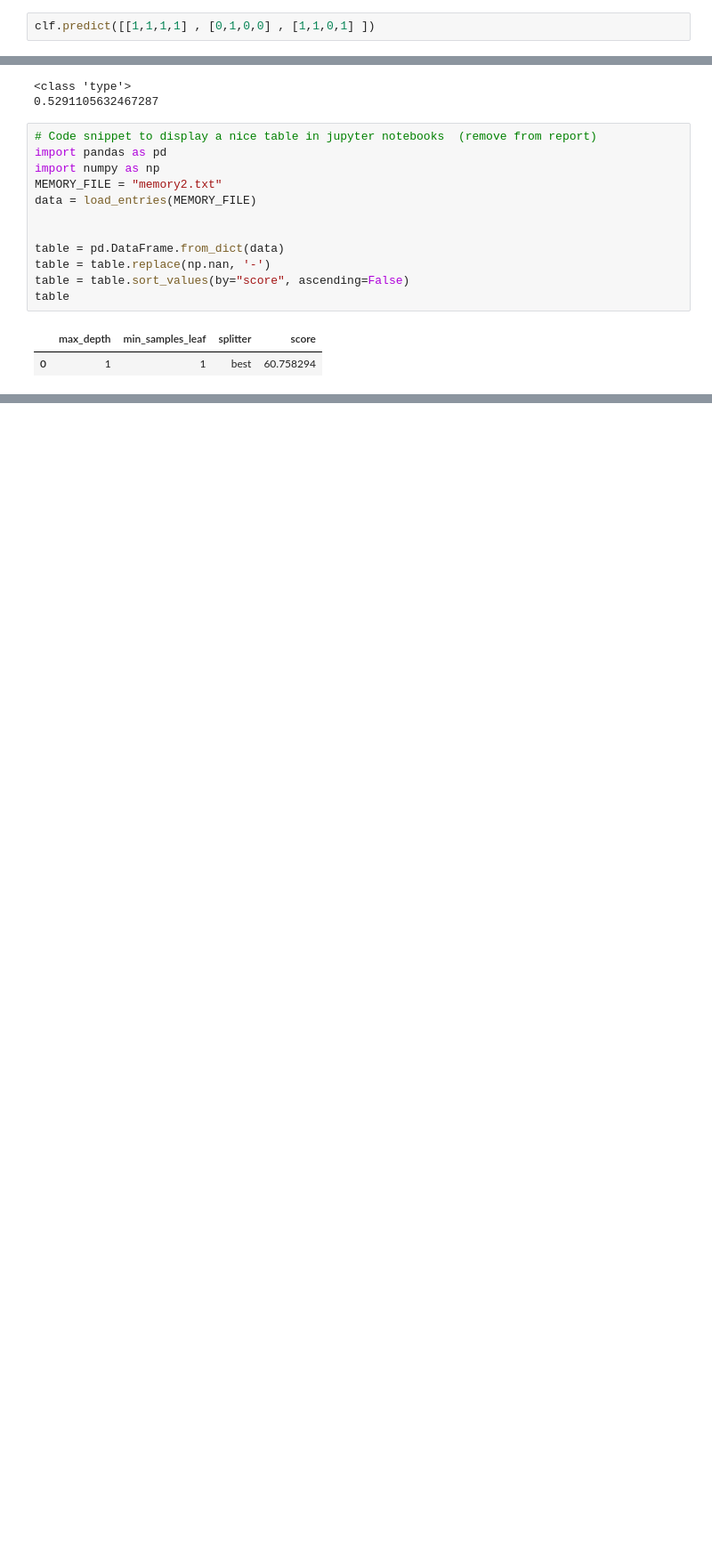
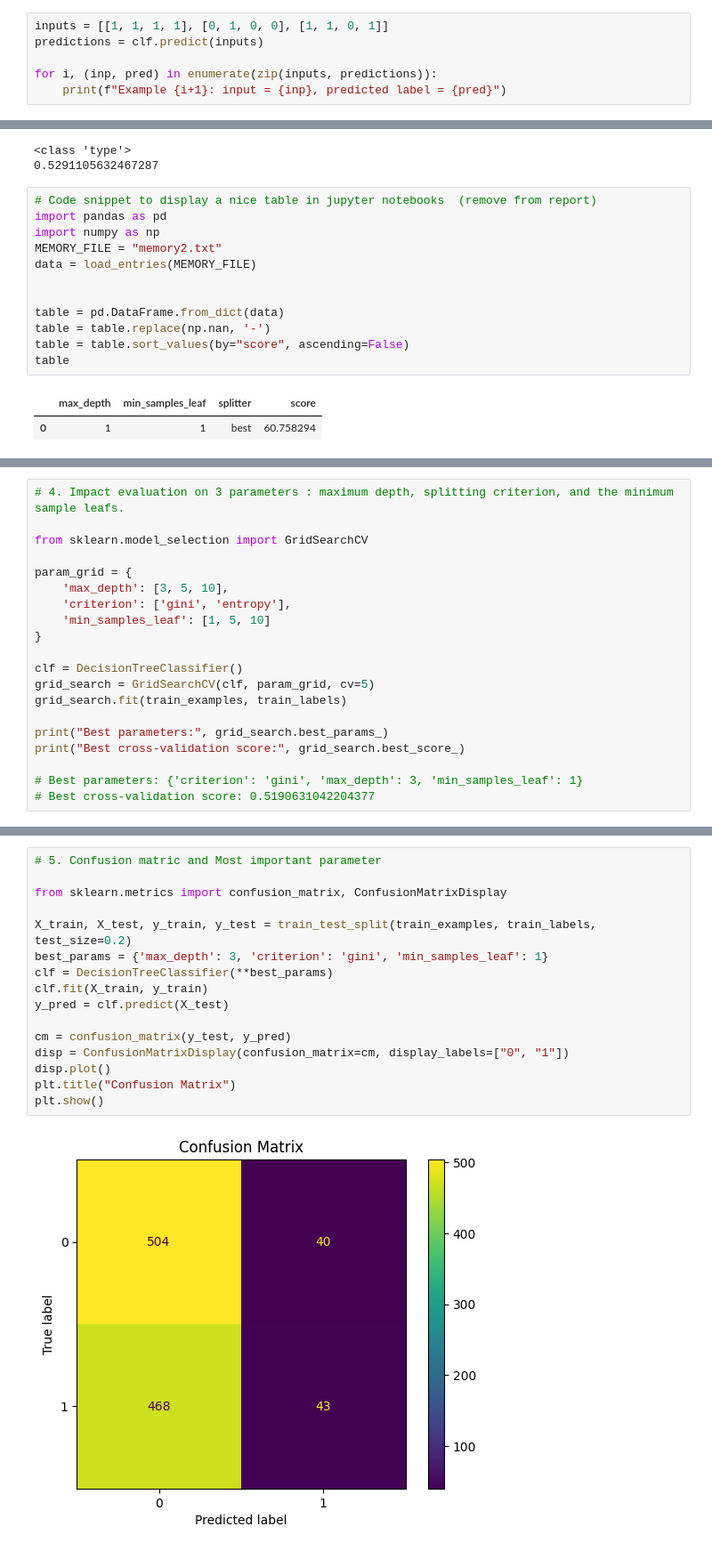
Before and after one commit to hilire31/ml, a Jupyter notebook: tp3/Sujet_DT.ipynb, the cells around one changed output, grey strips where cells are left out. Shown at 89% size. Saved outputs shown, nothing was run; the diff lists cells and outputs as text; blank space fills up the shorter version.

```diff
--- a/tp3/Sujet_DT.ipynb
+++ b/tp3/Sujet_DT.ipynb
@@ -40,5 +45,9 @@ clf = clf.fit(X, Y)
 Now we can ask the decision tree to predict the outcome for unknown examples.
 For instance we can ask a prediction for the three examples:
 # %%
-clf.predict([[1,1,1,1] , [0,1,0,0] , [1,1,0,1] ])
+inputs = [[1, 1, 1, 1], [0, 1, 0, 0], [1, 1, 0, 1]]
+predictions = clf.predict(inputs)
+
+for i, (inp, pred) in enumerate(zip(inputs, predictions)):
+    print(f"Example {i+1}: input = {inp}, predicted label = {pred}")
 # %% [output]
@@ -354,0 +365,20 @@ table
+# %%
+# 4. Impact evaluation on 3 parameters : maximum depth, splitting criterion, and the minimum sample leafs.
+
+from sklearn.model_selection import GridSearchCV
+
+param_grid = {
+    'max_depth': [3, 5, 10],
+    'criterion': ['gini', 'entropy'],
+    'min_samples_leaf': [1, 5, 10]
+}
+
+clf = DecisionTreeClassifier()
+grid_search = GridSearchCV(clf, param_grid, cv=5)
+grid_search.fit(train_examples, train_labels)
+
+print("Best parameters:", grid_search.best_params_)
+print("Best cross-validation score:", grid_search.best_score_)
+
+# Best parameters: {'criterion': 'gini', 'max_depth': 3, 'min_samples_leaf': 1}
+# Best cross-validation score: 0.5190631042204377
@@ -354,0 +388,18 @@ table
+# %%
+# 5. Confusion matric and Most important parameter
+
+from sklearn.metrics import confusion_matrix, ConfusionMatrixDisplay
+
+X_train, X_test, y_train, y_test = train_test_split(train_examples, train_labels, test_size=0.2)
+best_params = {'max_depth': 3, 'criterion': 'gini', 'min_samples_leaf': 1}
+clf = DecisionTreeClassifier(**best_params)
+clf.fit(X_train, y_train)
+y_pred = clf.predict(X_test)
+
+cm = confusion_matrix(y_test, y_pred)
+disp = ConfusionMatrixDisplay(confusion_matrix=cm, display_labels=["0", "1"])
+disp.plot()
+plt.title("Confusion Matrix")
+plt.show()
+# %% [output]
+[figure, added]
```
Also changed, not shown: parts of 15 cells of this notebook, 2 other files.
